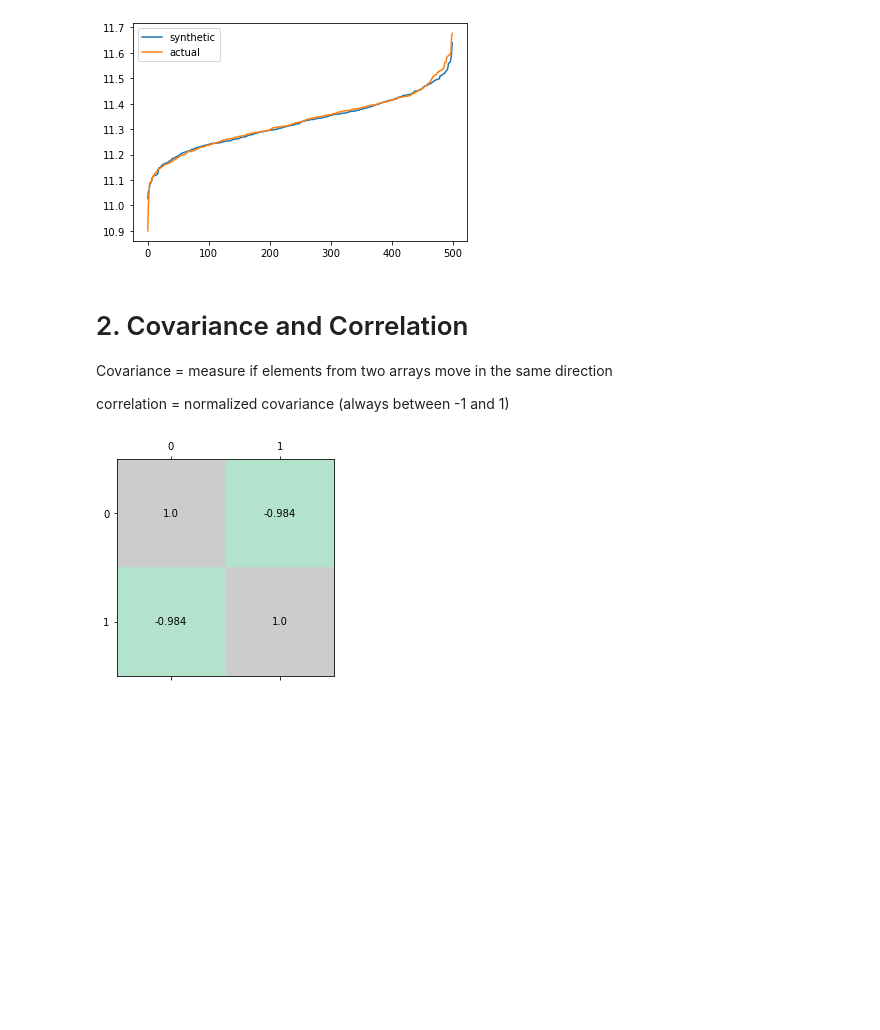
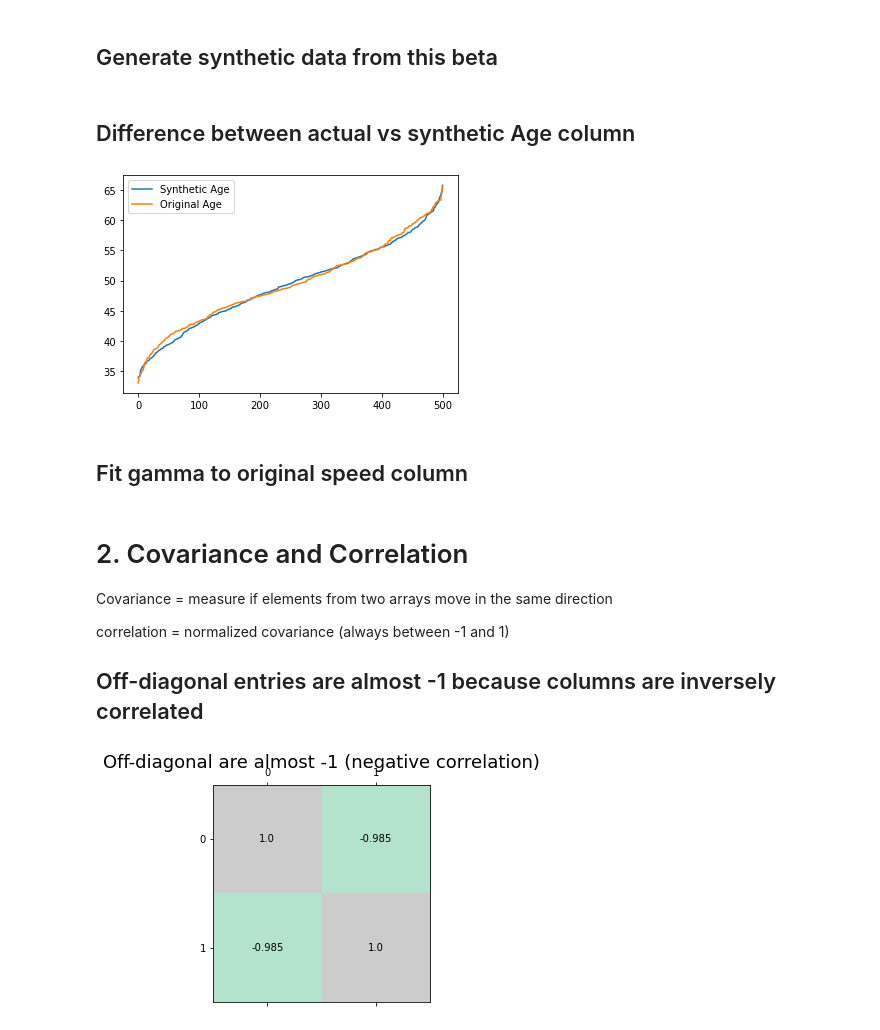
Before and after one commit to sanjosh/machine_learning, a Jupyter notebook: copulas/synthetic data generation.ipynb, the cells around one changed output. Drawn from its saved outputs; the diff is of its cells as text; code cells hidden in the pictures; blank space fills up the shorter version.

```diff
--- a/copulas/synthetic data generation.ipynb
+++ b/copulas/synthetic data generation.ipynb
@@ -10 +8,5 @@ import numpy as np
+# %%
+num_values = 500
+import random
+my_randoms = [round(random.uniform(1, 8),2) for x in range(num_values)]
 # %% [markdown]
@@ -12,9 +16,11 @@ import numpy as np
 # %%
-num_values = 500
 
-actual_age = beta.rvs(100, 200 ,loc=10, scale=4, size=num_values)
+actual_age = beta.rvs(2, 2 ,loc=30, scale=30, size=num_values)
+actual_age = np.add(actual_age, my_randoms)
 
 actual_speed = gamma.rvs(a = 10, loc=10, scale=5, size=num_values)
+actual_speed = np.add(actual_speed, my_randoms)
+
 
 correlation_dict = {'speed': sorted(actual_speed),
                       'age': np.sort(actual_age)[::-1] }
@@ -46,0 +54,2 @@ synthetic_age_beta = beta.rvs(age_a, age_b ,loc=age_loc,scale=age_scale,size=len
+# %% [markdown]
+## Generate synthetic data from this beta
@@ -47,10 +58,14 @@ synthetic_age_beta = beta.rvs(age_a, age_b ,loc=age_loc,scale=age_scale,size=len
+# %% [markdown]
+## Difference between actual vs synthetic Age column
 # %%
-plt.plot(sorted(synthetic_age_beta), label='synthetic')
-plt.plot(sorted(df.age), label='actual')
+plt.plot(sorted(synthetic_age_beta), label='Synthetic Age')
+plt.plot(sorted(df.age), label='Original Age')
 plt.legend()
 plt.show()
 # %% [output]
-[figure, old version]
+[figure, new version]
+# %% [markdown]
+## Fit gamma to original speed column
 # %%
 speed_a, speed_loc, speed_scale = gamma.fit(df.speed)
 # %% [markdown]
@@ -59,15 +74,18 @@ speed_a, speed_loc, speed_scale = gamma.fit(df.speed)
 Covariance = measure if elements from two arrays move in the same direction
 
 correlation = normalized covariance (always between -1 and 1)
+
+## Off-diagonal entries are almost -1 because columns are inversely correlated
 # %%
 fig, ax = plt.subplots()
 
 ax.matshow(df.corr().values, cmap=plt.cm.Pastel2)
+ax.set_title('Off-diagonal are almost -1 (negative correlation)', fontsize=18)
 
 for i in range(2):
     for j in range(2):
         c = round(df.corr().values[j,i], 3)
         ax.text(i, j, str(c), va='center', ha='center')
 # %% [output]
-[figure, old version]
+[figure, new version]
 # %%
```
Also changed, not shown: parts of 25 cells of this notebook.
